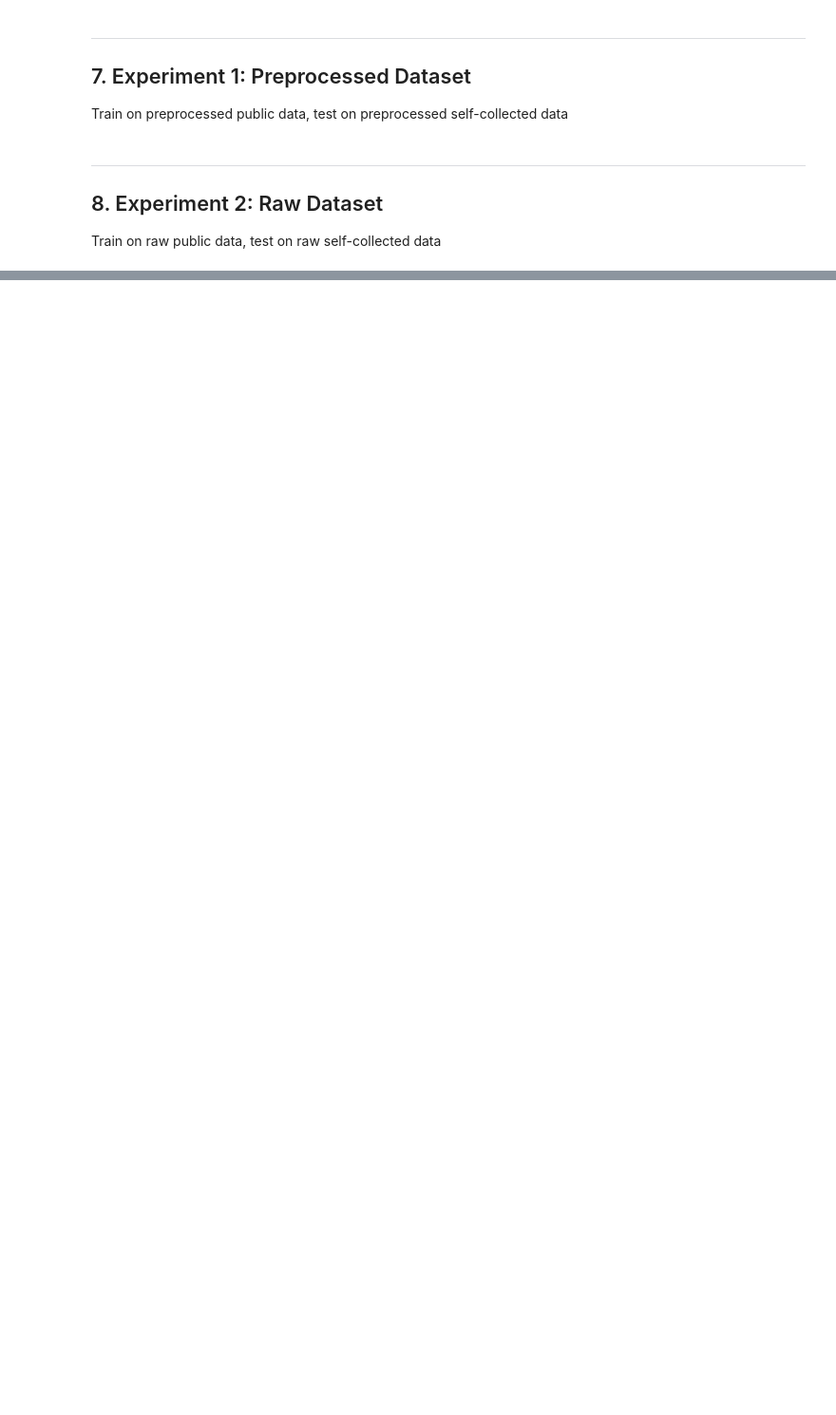
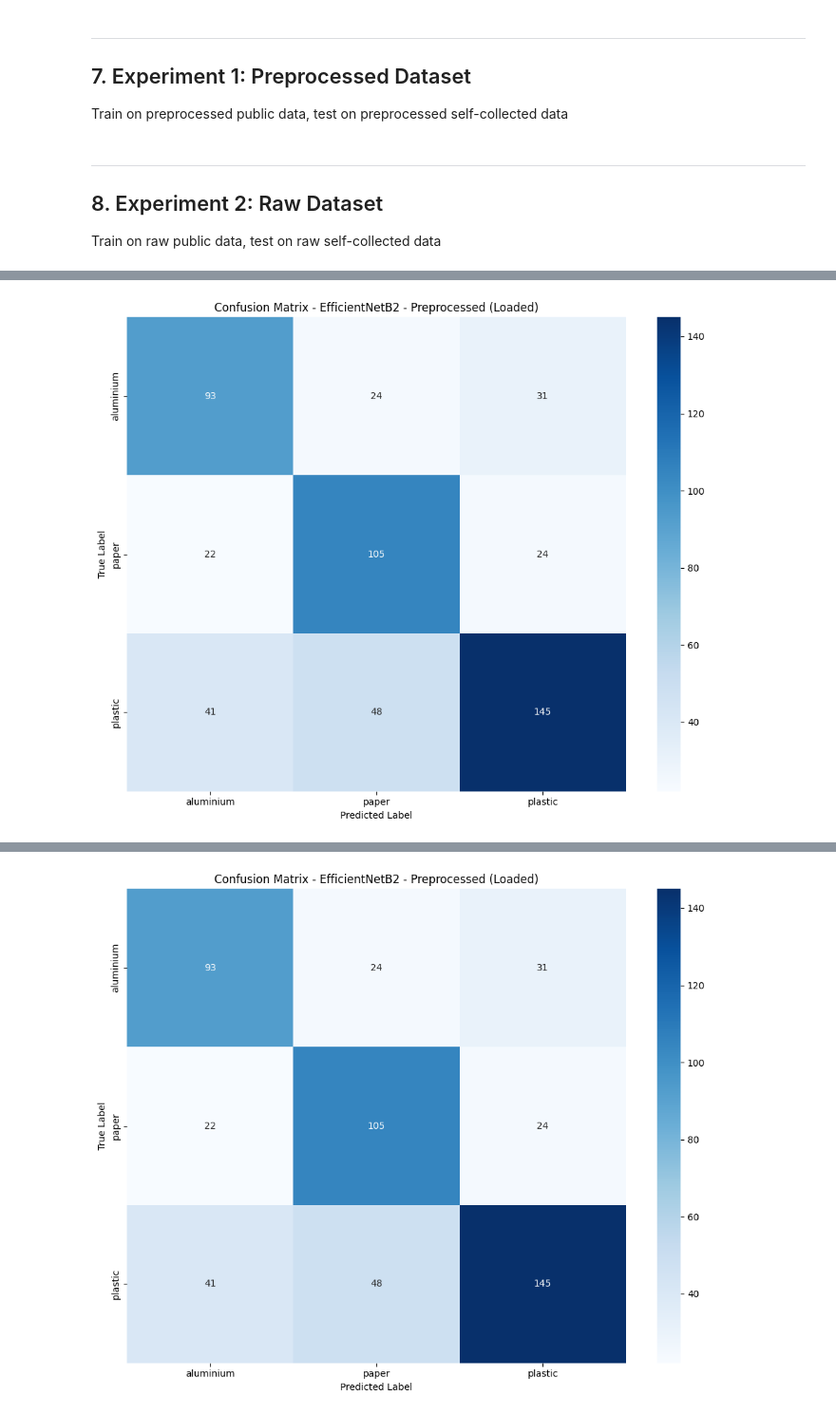
Before and after one commit to KyroChu32/CV-project, a Jupyter notebook: EfficientNetB2/train_03_efficientnetb2.ipynb, the cells around one changed output, grey strips where cells are left out. Shown at 95% size. Saved outputs shown, nothing was run; the diff lists cells and outputs as text; code cells hidden in the pictures; blank space fills up the shorter version.

```diff
--- a/EfficientNetB2/train_03_efficientnetb2.ipynb
+++ b/EfficientNetB2/train_03_efficientnetb2.ipynb
@@ -584,0 +664,76 @@ Compare results from both experiments
+# %%
+# Load saved models if they exist
+def load_saved_model(model_path):
+    """
+    Load a saved Keras model
+
+    Args:
+        model_path: Path to the saved model file
+
+    Returns:
+        Loaded Keras model
+    """
+    if os.path.exists(model_path):
+        print(f"Loading model from {model_path}")
+        model = keras.models.load_model(model_path)
+        print("✓ Model loaded successfully")
+        return model
+    else:
+        print(f"❌ Model not found at {model_path}")
+        return None
+
+# Load preprocessed model
+model_prep_path = 'models/efficientnetb2_preprocessed.keras'
+model_prep = load_saved_model(model_prep_path)
+
+# Load raw model
+model_raw_path = 'models/efficientnetb2_raw.keras'
+model_raw = load_saved_model(model_raw_path)
+
+# If models are loaded, evaluate them
+if model_prep is not None:
+    # Create data generators for preprocessed
+    train_gen_prep, val_gen_prep, test_gen_prep = create_data_generators(
+        PREPROCESSED_TRAIN,
+        PREPROCESSED_VAL,
+        PREPROCESSED_TEST_SELF,
+        use_augmentation=False  # No need for augmentation during evaluation
+    )
+    results_prep = evaluate_model(model_prep, test_gen_prep, "EfficientNetB2 - Preprocessed (Loaded)")
+
+if model_raw is not None:
+    # Create data generators for raw
+    val_datagen = ImageDataGenerator(
+        preprocessing_function=preprocess_input,
+        validation_split=0.2
+    )
+    train_gen_raw = val_datagen.flow_from_directory(
+        RAW_PUBLIC,
+        target_size=IMG_SIZE,
+        batch_size=BATCH_SIZE,
+        class_mode='categorical',
+        shuffle=True,
+        classes=CLASSES,
+        subset='training'
+    )
+    val_gen_raw = val_datagen.flow_from_directory(
+        RAW_PUBLIC,
+        target_size=IMG_SIZE,
+        batch_size=BATCH_SIZE,
+        class_mode='categorical',
+        shuffle=False,
+        classes=CLASSES,
+        subset='validation'
+    )
+    test_gen_raw = ImageDataGenerator(preprocessing_function=preprocess_input).flow_from_directory(
+        RAW_SELF,
+        target_size=IMG_SIZE,
+        batch_size=BATCH_SIZE,
+        class_mode='categorical',
+        shuffle=False,
+        classes=CLASSES
+    )
+    results_raw = evaluate_model(model_raw, test_gen_raw, "EfficientNetB2 - Raw (Loaded)")
+
+print("✓ Saved models loaded and evaluated")
+# %% [output]
@@ -584,0 +757 @@ Compare results from both experiments
+[figure, added]
@@ -584,0 +775 @@ Compare results from both experiments
+[figure, added]
```
Also changed, not shown: parts of 15 cells of this notebook, 3 other files.
